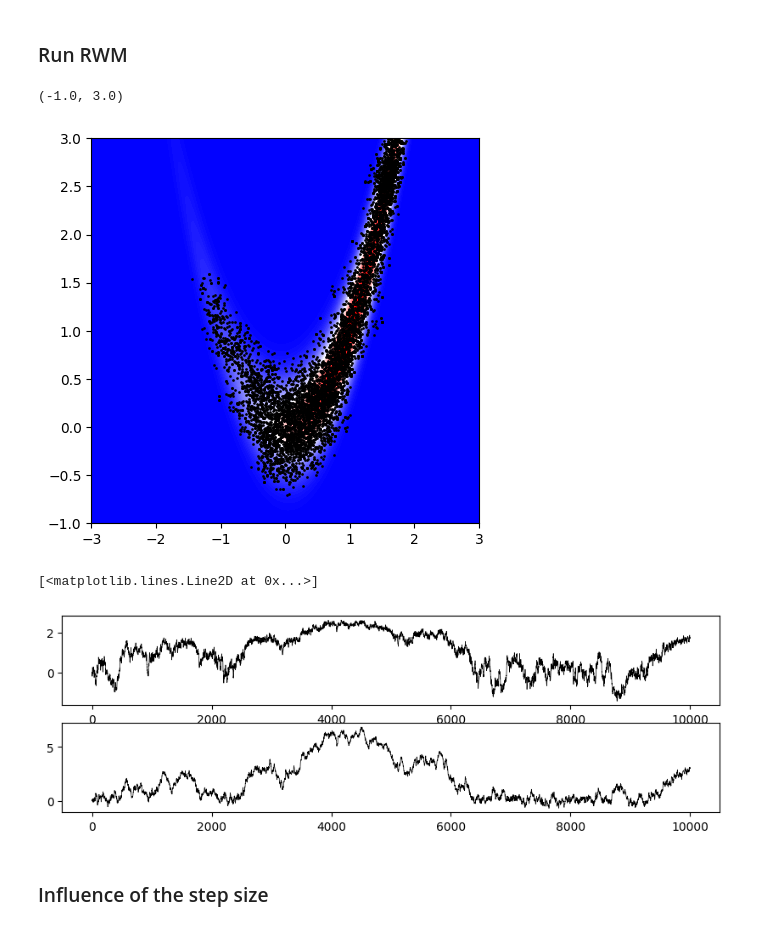
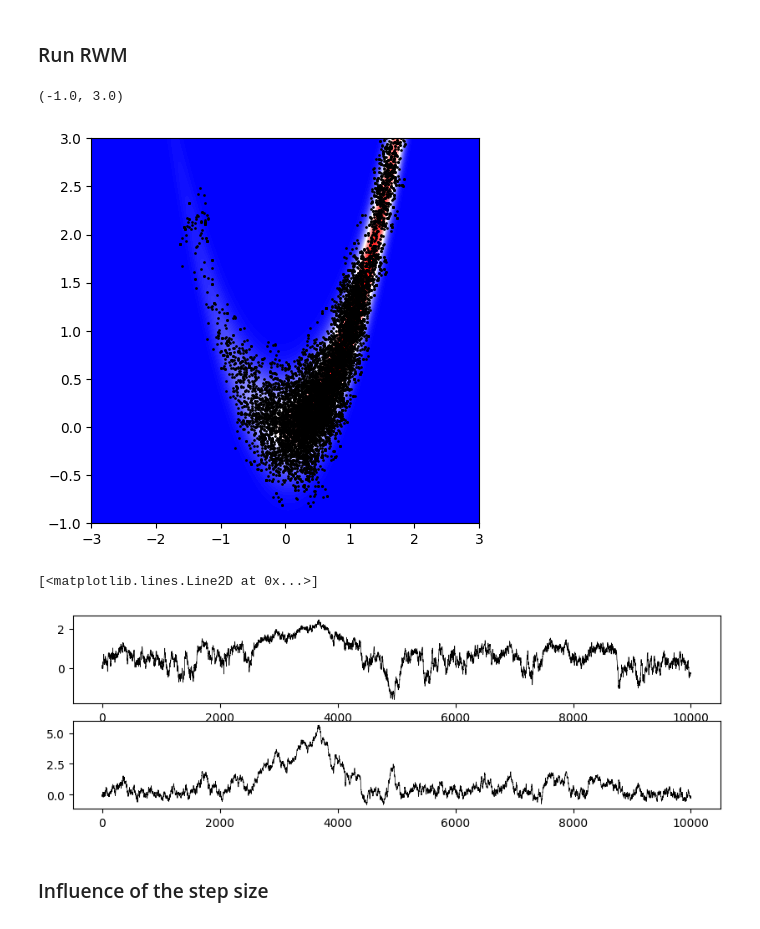
Before and after one commit to alexxthiery/mcjax, a Jupyter notebook: notebooks/mcmc/test_rwm_banana2d.ipynb, the cells around one changed output. Cells and saved outputs as stored; diff of their text form; code cells hidden in the pictures.

Commit message:
update mcmc interface

```diff
--- a/notebooks/mcmc/test_rwm_banana2d.ipynb
+++ b/notebooks/mcmc/test_rwm_banana2d.ipynb
@@ -53,20 +51,30 @@ mcmc = Rwm(logdensity=logdensity, step_size=0.1, cov=jnp.eye(2))
 # %%
-key, key_ = jr.split(key)
+kernel = rwm_kernel(logdensity, step_size=0.1, cov=jnp.eye(2))
 x_init = jnp.array([0., 0.])
-state_init = mcmc.init_state(x_init)
-mcmc_output = mcmc.run(key = key_, n_samples=10_000, state_init=state_init)
+state, params = kernel.init(x_init)
+n_samples = 10_000
+mcmc_output = run_mcmc(
+                step=kernel.step,
+                init_state=state,
+                params=params,
+                key=key,
+                n_samples=n_samples,
+                summarize=kernel.summarize)
+
+
 traj = mcmc_output.traj
 summary = mcmc_output.summary
 samples = traj.x
+
 # scatter plot of the samples
 plt.figure(figsize=(5, 5))
 plt.contourf(X, Y, jnp.exp(Z), 100, cmap='bwr', origin='lower')
 plt.scatter(samples[:, 0], samples[:, 1], s=1, color='black', alpha=0.9)
 plt.xlim(xmin, xmax)
 plt.ylim(ymin, ymax)
 # %% [output]
 (-1.0, 3.0)
-[figure, old version]
+[figure, new version]
 # %%
 # plot x0 trajectory
 plt.figure(figsize=(10, 3))
@@ -76,7 +84,7 @@ plt.subplot(2, 1, 2)
 plt.plot(traj.x[:, 1], color='black', lw=0.5)
 # %% [output]
 [<matplotlib.lines.Line2D at 0x...>]
-[figure, old version]
+[figure, new version]
 # %% [markdown]
 ### Influence of the step size
 # %%
```
Also changed, not shown: parts of 6 cells of this notebook, 12 other files.
